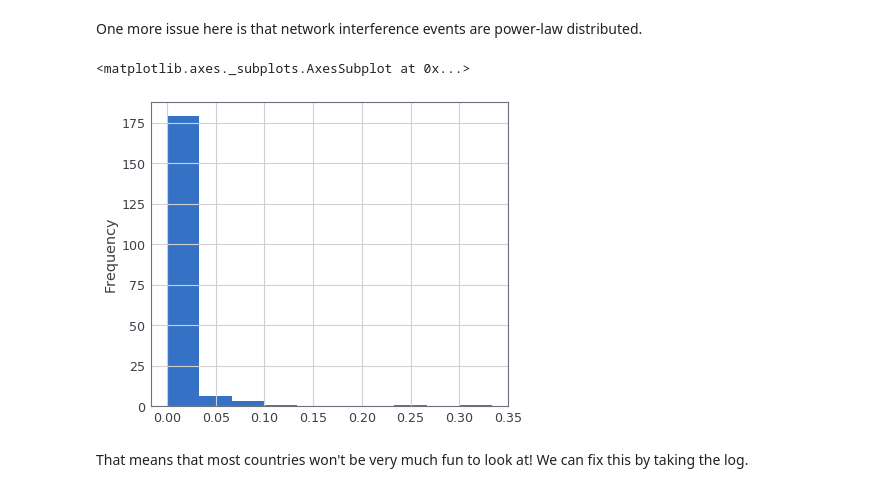
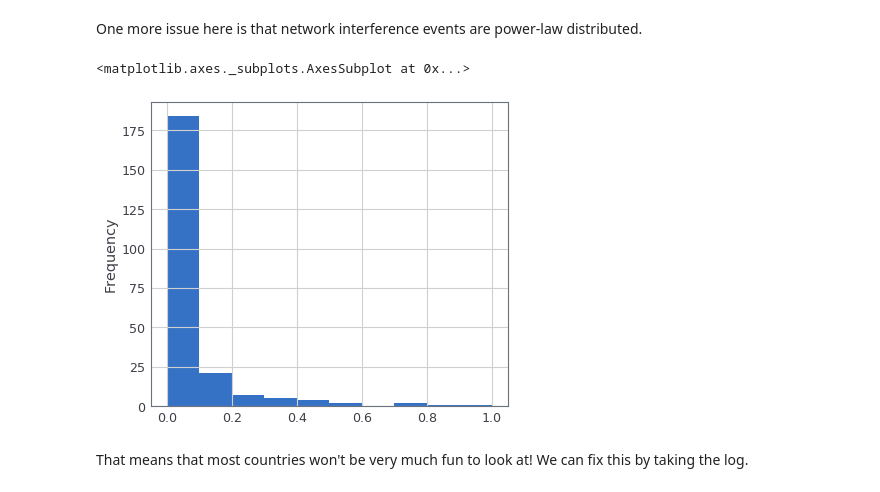
Before and after one commit to daylight-lab/III, a Jupyter notebook: analysis.ipynb, the cells around one changed output. Drawn from its saved outputs; the diff is of its cells as text; code cells hidden in the pictures.

```diff
--- a/analysis.ipynb
+++ b/analysis.ipynb
@@ -37,9 +35,9 @@ normalize(layer_scores['layer4-alexa-rankings']).plot.hist()
 # %% [markdown]
 One more issue here is that network interference events are power-law distributed.
 # %%
-layer_scores['layer3-network-interference-rate'].plot.hist()
+normalize(layer_scores['layer3-network-interference-rate']).plot.hist()
 # %% [output]
 <matplotlib.axes._subplots.AxesSubplot at 0x...>
-[figure, old version]
+[figure, new version]
 # %% [markdown]
 That means that most countries won't be very much fun to look at! We can fix this by taking the log.
```
Also changed, not shown: parts of 29 cells of this notebook, 14 other files.
